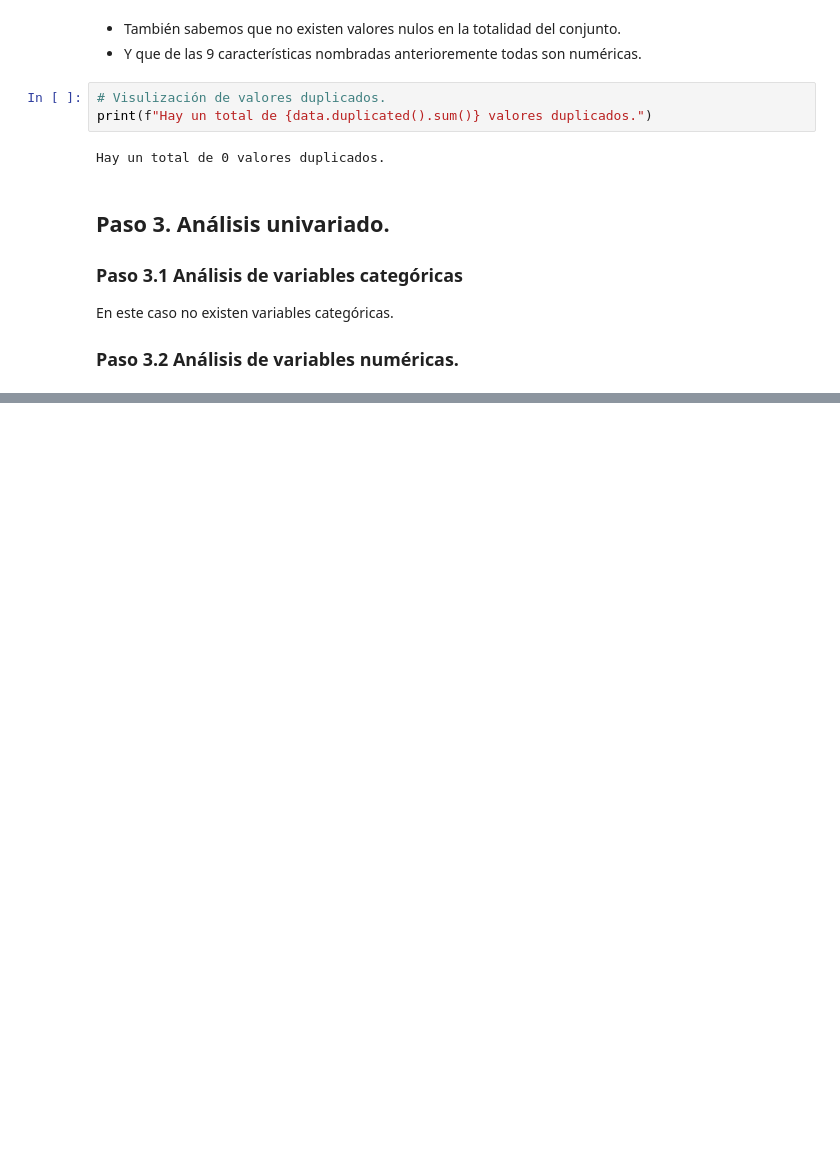
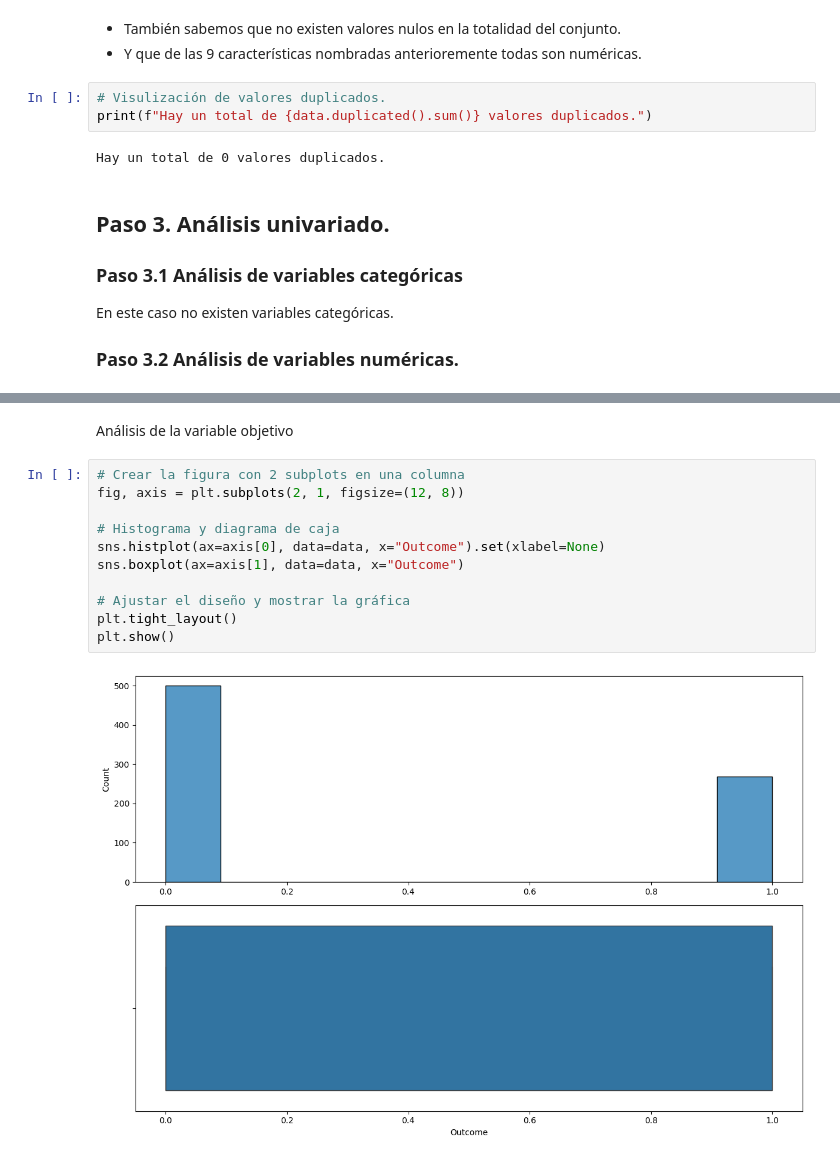
Before and after one commit to 4GeeksAcademy/machine-learning-python-template_decision_tree_ds_13_david, a Jupyter notebook: src/explore.ipynb, the cells around one changed output, grey strips where cells are left out. Drawn from its saved outputs; the diff is of its cells as text; blank space fills up the shorter version.

```diff
--- a/src/explore.ipynb
+++ b/src/explore.ipynb
@@ -94,0 +125,15 @@ En este caso no existen variables categóricas.
+# %% [markdown]
+Análisis de la variable objetivo
+# %%
+# Crear la figura con 2 subplots en una columna
+fig, axis = plt.subplots(2, 1, figsize=(12, 8))
+
+# Histograma y diagrama de caja
+sns.histplot(ax=axis[0], data=data, x="Outcome").set(xlabel=None)
+sns.boxplot(ax=axis[1], data=data, x="Outcome")
+
+# Ajustar el diseño y mostrar la gráfica
+plt.tight_layout()
+plt.show()
+# %% [output]
+[figure, added]
```
Also changed, not shown: parts of 1 cell of this notebook.
